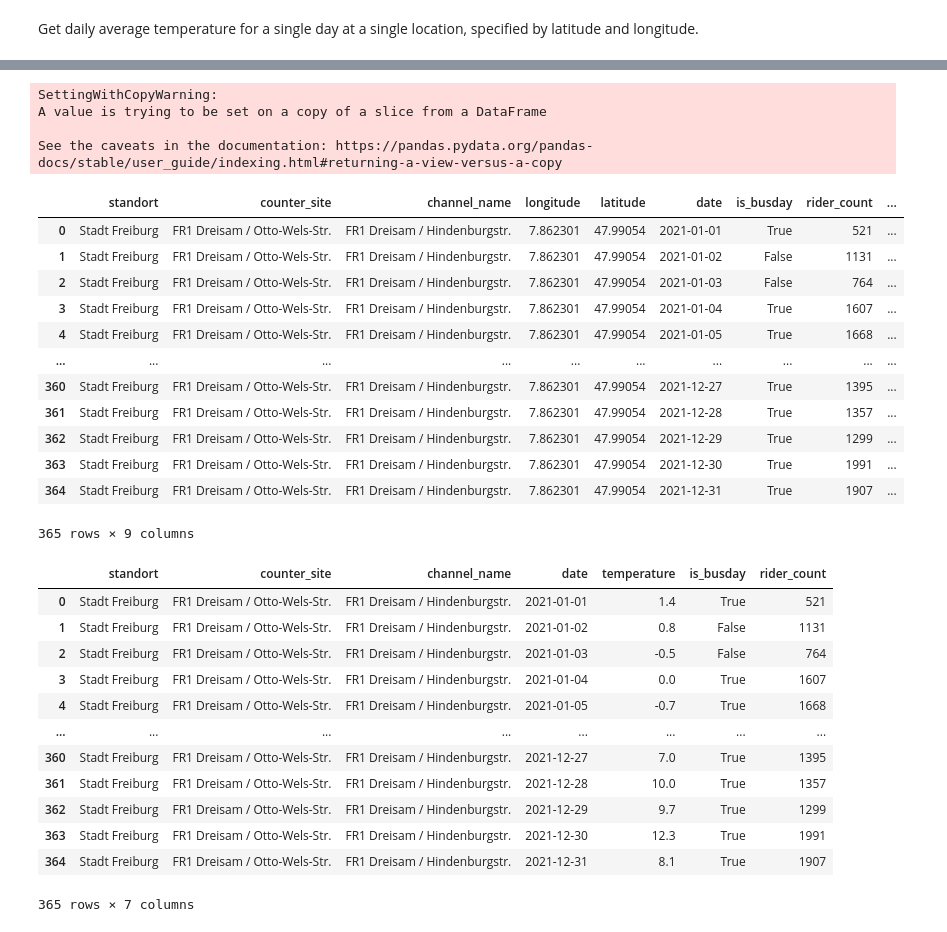
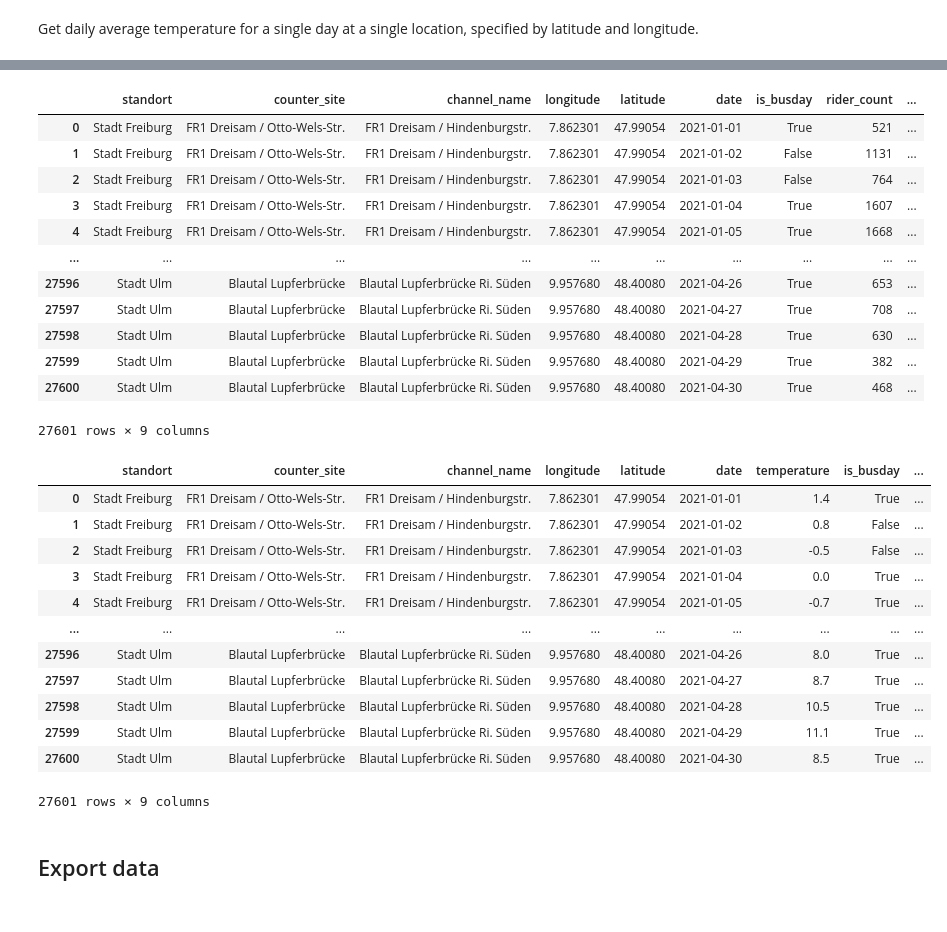
Before and after one commit to rfechner/DataLiteracy2022, a Jupyter notebook: project/data_processing/01_build_dataset.ipynb, the cells around one changed output, grey strips where cells are left out. Drawn from its saved outputs; the diff is of its cells as text; code cells hidden in the pictures.

Commit message:
import temperature data for all counting stations

```diff
--- a/project/data_processing/01_build_dataset.ipynb
+++ b/project/data_processing/01_build_dataset.ipynb
@@ -294,7 +242,7 @@ def get_daily_average_temp(lat, lon, date):
     return tavg
 # %%
 # add daily average temperature information
-combined_daily_dat = fr1_dat
+combined_daily_dat = counters_by_daytype_daily
 combined_daily_dat['temperature'] = combined_daily_dat.apply(lambda x : get_daily_average_temp(x['latitude'], x['longitude'], datetime(x['date'].year, x['date'].month, x['date'].day)), axis=1)
 combined_daily_dat
 # %% [output]
@@ -319,42 +262,40 @@ See the caveats in the documentation: https://pandas.pydata.org/pandas-docs/stab
 # %%
-# adjust column names
+# adjust column name
 combined_daily_dat.rename(columns = {'zählstand':'rider_count'}, inplace = True)
 combined_daily_dat
 # %% [output]
+|  | standort | counter_site | channel_name | longitude | latitude | date | is_busday | rider_count | ... |
+| 0 | Stadt Freiburg | FR1 Dreisam / Otto-Wels-Str. | FR1 Dreisam / Hindenburgstr. | 7.862301 | 47.99054 | 2021-01-01 | True | 521 | ... |
+| 1 | Stadt Freiburg | FR1 Dreisam / Otto-Wels-Str. | FR1 Dreisam / Hindenburgstr. | 7.862301 | 47.99054 | 2021-01-02 | False | 1131 | ... |
+| 2 | Stadt Freiburg | FR1 Dreisam / Otto-Wels-Str. | FR1 Dreisam / Hindenburgstr. | 7.862301 | 47.99054 | 2021-01-03 | False | 764 | ... |
+| 3 | Stadt Freiburg | FR1 Dreisam / Otto-Wels-Str. | FR1 Dreisam / Hindenburgstr. | 7.862301 | 47.99054 | 2021-01-04 | True | 1607 | ... |
+| 4 | Stadt Freiburg | FR1 Dreisam / Otto-Wels-Str. | FR1 Dreisam / Hindenburgstr. | 7.862301 | 47.99054 | 2021-01-05 | True | 1668 | ... |
+| ... | ... | ... | ... | ... | ... | ... | ... | ... | ... |
+| 27596 | Stadt Ulm | Blautal Lupferbrücke | Blautal Lupferbrücke Ri. Süden | 9.957680 | 48.40080 | 2021-04-26 | True | 653 | ... |
+| 27597 | Stadt Ulm | Blautal Lupferbrücke | Blautal Lupferbrücke Ri. Süden | 9.957680 | 48.40080 | 2021-04-27 | True | 708 | ... |
+| 27598 | Stadt Ulm | Blautal Lupferbrücke | Blautal Lupferbrücke Ri. Süden | 9.957680 | 48.40080 | 2021-04-28 | True | 630 | ... |
+| 27599 | Stadt Ulm | Blautal Lupferbrücke | Blautal Lupferbrücke Ri. Süden | 9.957680 | 48.40080 | 2021-04-29 | True | 382 | ... |
+| 27600 | Stadt Ulm | Blautal Lupferbrücke | Blautal Lupferbrücke Ri. Süden | 9.957680 | 48.40080 | 2021-04-30 | True | 468 | ... |
-SettingWithCopyWarning:
-A value is trying to be set on a copy of a slice from a DataFrame
-
-See the caveats in the documentation: https://pandas.pydata.org/pandas-docs/stable/user_guide/indexing.html#returning-a-view-versus-a-copy
+27601 rows × 9 columns
-|  | standort | counter_site | channel_name | longitude | latitude | date | is_busday | rider_count | ... |
-| 0 | Stadt Freiburg | FR1 Dreisam / Otto-Wels-Str. | FR1 Dreisam / Hindenburgstr. | 7.862301 | 47.99054 | 2021-01-01 | True | 521 | ... |
-| 1 | Stadt Freiburg | FR1 Dreisam / Otto-Wels-Str. | FR1 Dreisam / Hindenburgstr. | 7.862301 | 47.99054 | 2021-01-02 | False | 1131 | ... |
-| 2 | Stadt Freiburg | FR1 Dreisam / Otto-Wels-Str. | FR1 Dreisam / Hindenburgstr. | 7.862301 | 47.99054 | 2021-01-03 | False | 764 | ... |
-| 3 | Stadt Freiburg | FR1 Dreisam / Otto-Wels-Str. | FR1 Dreisam / Hindenburgstr. | 7.862301 | 47.99054 | 2021-01-04 | True | 1607 | ... |
-| 4 | Stadt Freiburg | FR1 Dreisam / Otto-Wels-Str. | FR1 Dreisam / Hindenburgstr. | 7.862301 | 47.99054 | 2021-01-05 | True | 1668 | ... |
-| ... | ... | ... | ... | ... | ... | ... | ... | ... | ... |
-| 360 | Stadt Freiburg | FR1 Dreisam / Otto-Wels-Str. | FR1 Dreisam / Hindenburgstr. | 7.862301 | 47.99054 | 2021-12-27 | True | 1395 | ... |
-| 361 | Stadt Freiburg | FR1 Dreisam / Otto-Wels-Str. | FR1 Dreisam / Hindenburgstr. | 7.862301 | 47.99054 | 2021-12-28 | True | 1357 | ... |
-| 362 | Stadt Freiburg | FR1 Dreisam / Otto-Wels-Str. | FR1 Dreisam / Hindenburgstr. | 7.862301 | 47.99054 | 2021-12-29 | True | 1299 | ... |
-| 363 | Stadt Freiburg | FR1 Dreisam / Otto-Wels-Str. | FR1 Dreisam / Hindenburgstr. | 7.862301 | 47.99054 | 2021-12-30 | True | 1991 | ... |
-| 364 | Stadt Freiburg | FR1 Dreisam / Otto-Wels-Str. | FR1 Dreisam / Hindenburgstr. | 7.862301 | 47.99054 | 2021-12-31 | True | 1907 | ... |
-365 rows × 9 columns
 # %%
 # reorder columns to have the dependent variable in the last column
-combined_daily_dat = combined_daily_dat[['standort', 'counter_site', 'channel_name', 'date', 'temperature', 'is_busday', 'rider_count']]
+combined_daily_dat = combined_daily_dat[['standort', 'counter_site', 'channel_name', 'longitude', 'latitude', 'date', 'temperature', 'is_busday', 'rider_count']]
 combined_daily_dat
 # %% [output]
-|  | standort | counter_site | channel_name | date | temperature | is_busday | rider_count |
-| 0 | Stadt Freiburg | FR1 Dreisam / Otto-Wels-Str. | FR1 Dreisam / Hindenburgstr. | 2021-01-01 | 1.4 | True | 521 |
-| 1 | Stadt Freiburg | FR1 Dreisam / Otto-Wels-Str. | FR1 Dreisam / Hindenburgstr. | 2021-01-02 | 0.8 | False | 1131 |
-| 2 | Stadt Freiburg | FR1 Dreisam / Otto-Wels-Str. | FR1 Dreisam / Hindenburgstr. | 2021-01-03 | -0.5 | False | 764 |
-| 3 | Stadt Freiburg | FR1 Dreisam / Otto-Wels-Str. | FR1 Dreisam / Hindenburgstr. | 2021-01-04 | 0.0 | True | 1607 |
-| 4 | Stadt Freiburg | FR1 Dreisam / Otto-Wels-Str. | FR1 Dreisam / Hindenburgstr. | 2021-01-05 | -0.7 | True | 1668 |
-| ... | ... | ... | ... | ... | ... | ... | ... |
-| 360 | Stadt Freiburg | FR1 Dreisam / Otto-Wels-Str. | FR1 Dreisam / Hindenburgstr. | 2021-12-27 | 7.0 | True | 1395 |
-| 361 | Stadt Freiburg | FR1 Dreisam / Otto-Wels-Str. | FR1 Dreisam / Hindenburgstr. | 2021-12-28 | 10.0 | True | 1357 |
-| 362 | Stadt Freiburg | FR1 Dreisam / Otto-Wels-Str. | FR1 Dreisam / Hindenburgstr. | 2021-12-29 | 9.7 | True | 1299 |
-| 363 | Stadt Freiburg | FR1 Dreisam / Otto-Wels-Str. | FR1 Dreisam / Hindenburgstr. | 2021-12-30 | 12.3 | True | 1991 |
-| 364 | Stadt Freiburg | FR1 Dreisam / Otto-Wels-Str. | FR1 Dreisam / Hindenburgstr. | 2021-12-31 | 8.1 | True | 1907 |
+|  | standort | counter_site | channel_name | longitude | latitude | date | temperature | is_busday | ... |
+| 0 | Stadt Freiburg | FR1 Dreisam / Otto-Wels-Str. | FR1 Dreisam / Hindenburgstr. | 7.862301 | 47.99054 | 2021-01-01 | 1.4 | True | ... |
+| 1 | Stadt Freiburg | FR1 Dreisam / Otto-Wels-Str. | FR1 Dreisam / Hindenburgstr. | 7.862301 | 47.99054 | 2021-01-02 | 0.8 | False | ... |
+| 2 | Stadt Freiburg | FR1 Dreisam / Otto-Wels-Str. | FR1 Dreisam / Hindenburgstr. | 7.862301 | 47.99054 | 2021-01-03 | -0.5 | False | ... |
+| 3 | Stadt Freiburg | FR1 Dreisam / Otto-Wels-Str. | FR1 Dreisam / Hindenburgstr. | 7.862301 | 47.99054 | 2021-01-04 | 0.0 | True | ... |
+| 4 | Stadt Freiburg | FR1 Dreisam / Otto-Wels-Str. | FR1 Dreisam / Hindenburgstr. | 7.862301 | 47.99054 | 2021-01-05 | -0.7 | True | ... |
+| ... | ... | ... | ... | ... | ... | ... | ... | ... | ... |
+| 27596 | Stadt Ulm | Blautal Lupferbrücke | Blautal Lupferbrücke Ri. Süden | 9.957680 | 48.40080 | 2021-04-26 | 8.0 | True | ... |
+| 27597 | Stadt Ulm | Blautal Lupferbrücke | Blautal Lupferbrücke Ri. Süden | 9.957680 | 48.40080 | 2021-04-27 | 8.7 | True | ... |
+| 27598 | Stadt Ulm | Blautal Lupferbrücke | Blautal Lupferbrücke Ri. Süden | 9.957680 | 48.40080 | 2021-04-28 | 10.5 | True | ... |
+| 27599 | Stadt Ulm | Blautal Lupferbrücke | Blautal Lupferbrücke Ri. Süden | 9.957680 | 48.40080 | 2021-04-29 | 11.1 | True | ... |
+| 27600 | Stadt Ulm | Blautal Lupferbrücke | Blautal Lupferbrücke Ri. Süden | 9.957680 | 48.40080 | 2021-04-30 | 8.5 | True | ... |
-365 rows × 7 columns
+27601 rows × 9 columns
+# %% [markdown]
+## Export data
 # %%
 # export dataframe
```
Also changed, not shown: parts of 8 cells of this notebook, 1 other file.
